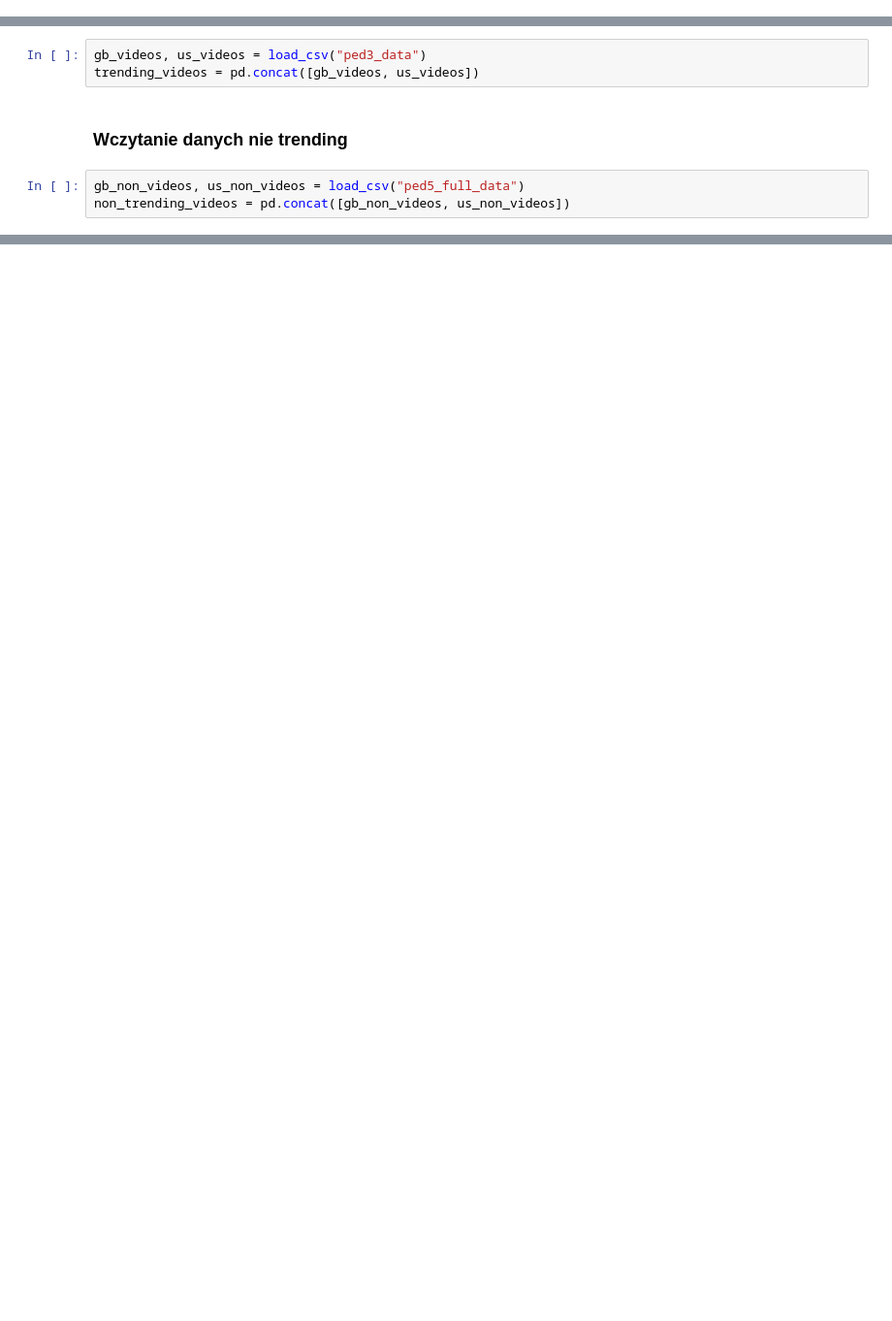
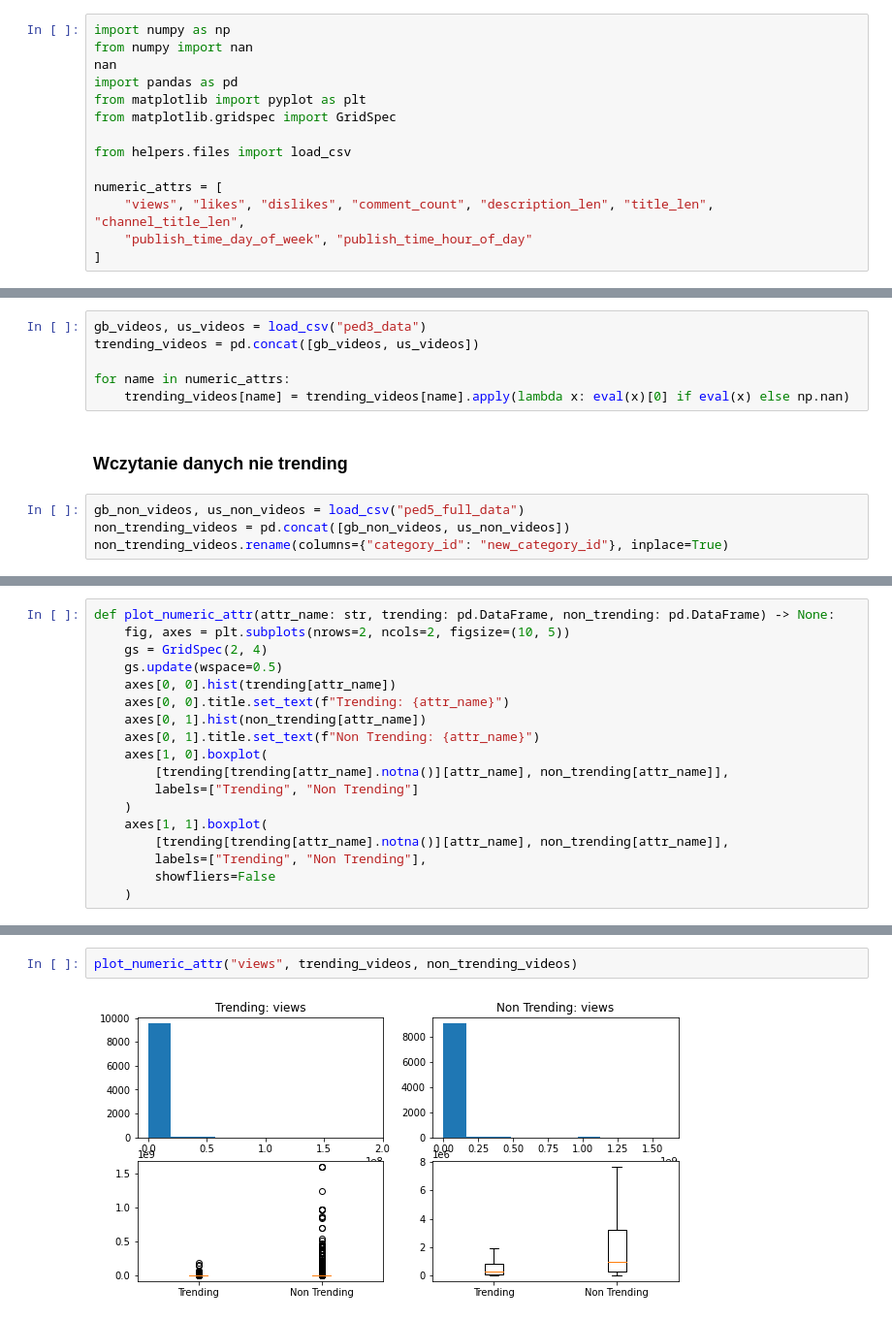
Before and after one commit to DominikKossinski/PED, a Jupyter notebook: notebooks/PED_5.ipynb, the cells around one changed output, grey strips where cells are left out. Shown at 97% size. Cells and saved outputs as stored; diff of their text form; blank space fills up the shorter version.

Commit message:
numeric attrs summary

```diff
--- a/notebooks/PED_5.ipynb
+++ b/notebooks/PED_5.ipynb
@@ -29,3 +3,17 @@ plt.show()
+# %%
+import numpy as np
+from numpy import nan
+nan
+import pandas as pd
+from matplotlib import pyplot as plt
+from matplotlib.gridspec import GridSpec
+
+from helpers.files import load_csv
+
+numeric_attrs = [
+    "views", "likes", "dislikes", "comment_count", "description_len", "title_len", "channel_title_len",
+    "publish_time_day_of_week", "publish_time_hour_of_day"
+]
 # %% [markdown]
 ## Etap 5 - Zbieranie danych nie-trending
 
@@ -52,8 +40,12 @@ Testowe dane
 # %%
 gb_videos, us_videos = load_csv("ped3_data")
 trending_videos = pd.concat([gb_videos, us_videos])
+
+for name in numeric_attrs:
+    trending_videos[name] = trending_videos[name].apply(lambda x: eval(x)[0] if eval(x) else np.nan)
 # %% [markdown]
 ### Wczytanie danych nie trending
 # %%
 gb_non_videos, us_non_videos = load_csv("ped5_full_data")
 non_trending_videos = pd.concat([gb_non_videos, us_non_videos])
+non_trending_videos.rename(columns={"category_id": "new_category_id"}, inplace=True)
@@ -94,0 +60,18 @@ plt.show()
+# %%
+def plot_numeric_attr(attr_name: str, trending: pd.DataFrame, non_trending: pd.DataFrame) -> None:
+    fig, axes = plt.subplots(nrows=2, ncols=2, figsize=(10, 5))
+    gs = GridSpec(2, 4)
+    gs.update(wspace=0.5)
+    axes[0, 0].hist(trending[attr_name])
+    axes[0, 0].title.set_text(f"Trending: {attr_name}")
+    axes[0, 1].hist(non_trending[attr_name])
+    axes[0, 1].title.set_text(f"Non Trending: {attr_name}")
+    axes[1, 0].boxplot(
+        [trending[trending[attr_name].notna()][attr_name], non_trending[attr_name]],
+        labels=["Trending", "Non Trending"]
+    )
+    axes[1, 1].boxplot(
+        [trending[trending[attr_name].notna()][attr_name], non_trending[attr_name]],
+        labels=["Trending", "Non Trending"],
+        showfliers=False
+    )
@@ -94,0 +80,4 @@ plt.show()
+# %%
+plot_numeric_attr("views", trending_videos, non_trending_videos)
+# %% [output]
+[figure, added]
```
Also changed, not shown: parts of 24 cells of this notebook, 3 other files.
